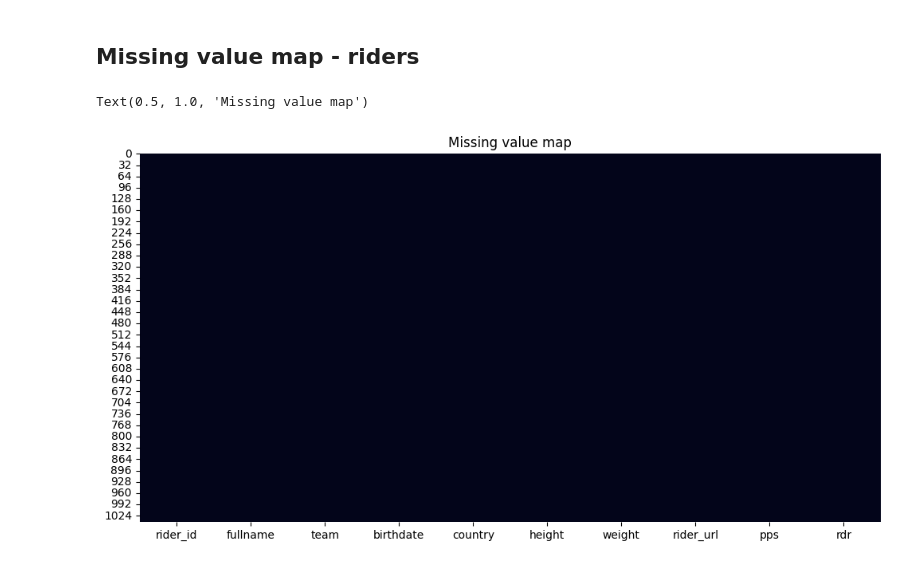
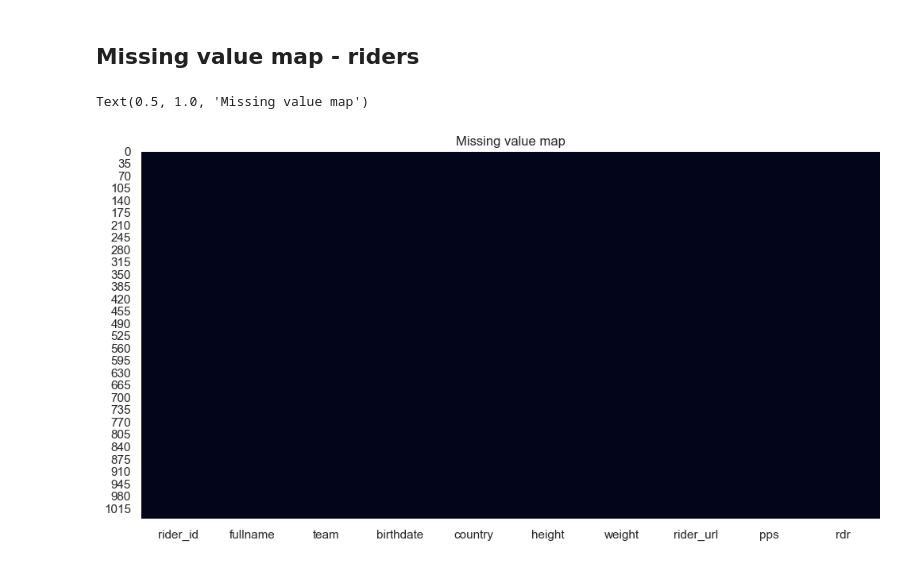
Before and after one commit to Vigo28/PI_7_DS_Minor, a Jupyter notebook: pi7.ipynb, the cells around one changed output. Cells and saved outputs as stored; diff of their text form; code cells hidden in the pictures.

```diff
--- a/pi7.ipynb
+++ b/pi7.ipynb
@@ -65,13 +65,16 @@ import os
 import pandas as pd
 import seaborn as sns
 import matplotlib.pyplot as plt
+from sklearn.preprocessing import StandardScaler
+
+sns.set(style="whitegrid")
 
 # Pad naar database
 db_path = os.path.join("data", "cycling_db.db")
 conn = sqlite3.connect(db_path)
 
 # Lees tabellen in als DataFrame
-df_rider = pd.read_sql_query("SELECT * FROM riders;", conn)
+df_riders = pd.read_sql_query("SELECT * FROM riders;", conn)
 df_race_results = pd.read_sql_query("SELECT * FROM race_results;", conn)
 
 conn.close()
@@ -210,8 +215,8 @@ memory usage: 81.5+ KB
 ## Missing value map - riders
 # %%
 plt.figure(figsize=(12,6))
-sns.heatmap(df_rider.isna(), cbar=False)
+sns.heatmap(df_riders.isna(), cbar=False)
 plt.title("Missing value map")
 # %% [output]
 Text(0.5, 1.0, 'Missing value map')
-[figure, old version]
+[figure, new version]
```
Also changed, not shown: parts of 31 cells of this notebook.
